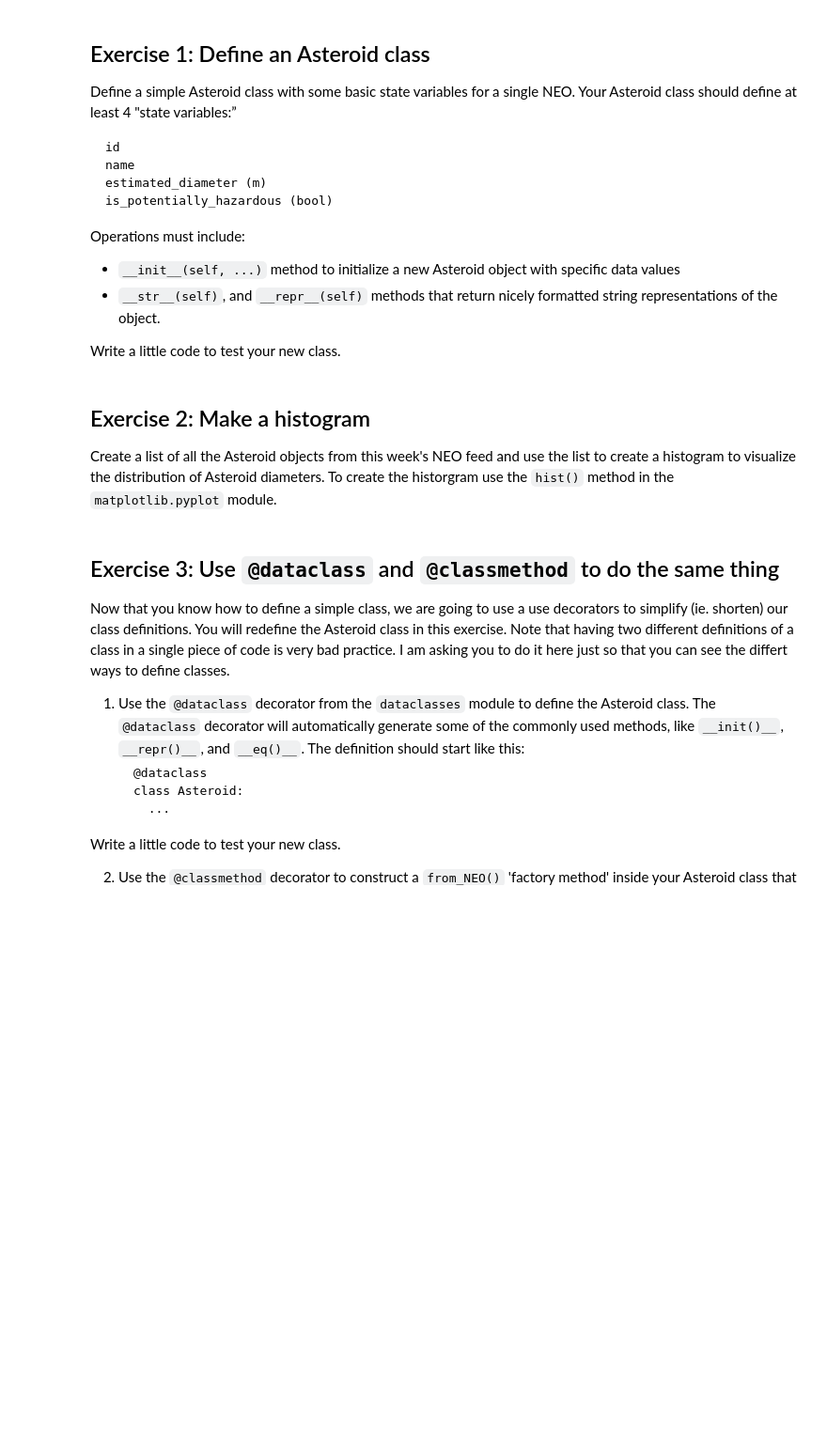
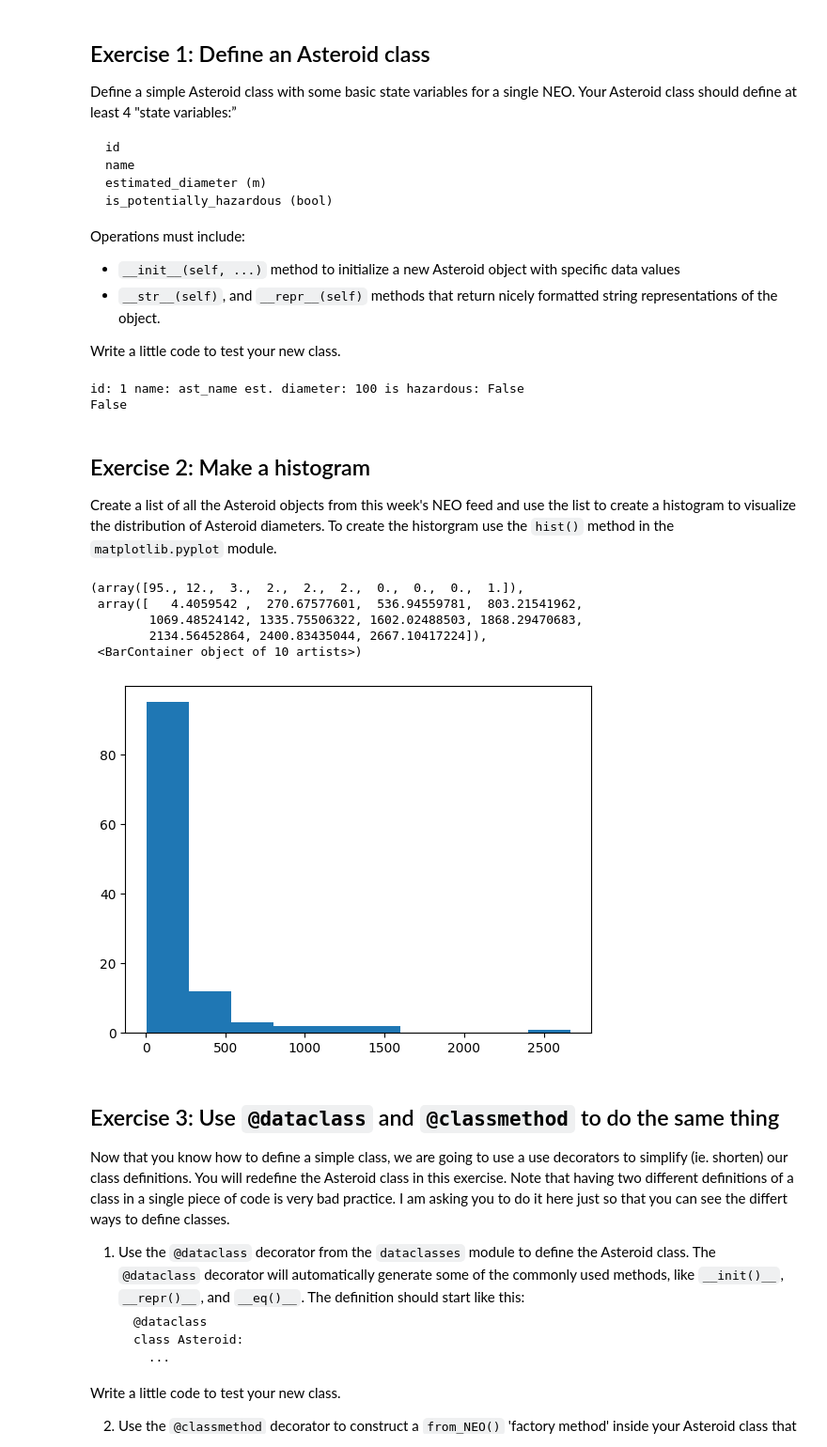
Before and after one commit to Hamilton-at-CapU/comp215, a Jupyter notebook: labs/lab03-classes.ipynb, the cells around one changed output. Shown at 94% size. Saved outputs shown, nothing was run; the diff lists cells and outputs as text; code cells hidden in the pictures; blank space fills up the shorter version.

```diff
--- a/labs/lab03-classes.ipynb
+++ b/labs/lab03-classes.ipynb
@@ -72,3 +71,48 @@ Write a little code to test your new class.
+# %%
+# Ex.1 your code here
+
+class Asteroid:
+    def __init__(self, id, name, estimated_diameter, is_potentially_hazardous):
+        self.id = id
+        self.name = name
+        self.estimated_diameter = estimated_diameter
+        self.is_potentially_hazardous = is_potentially_hazardous
+
+    # A static method feels ergonomic here
+    @staticmethod
+    def from_any_neo(any_neo):
+        return Asteroid(any_neo["id"], any_neo["name"], any_neo["estimated_diameter"]["meters"]["estimated_diameter_max"], any_neo["is_potentially_hazardous_asteroid"])
+
+    def __str__(self):
+        return f'id: {self.id} name: {self.name} est. diameter: {self.estimated_diameter} is hazardous: {self.is_potentially_hazardous}'
+
+    def __repr__(self):
+        return self.__str__()
+
+# tests (not a whole lot to test)
+
+# see the result of str and repr
+test_asteroid = Asteroid(1, "ast_name", 100, False)
+print(test_asteroid)
+
+# make sure our factory works
+
+test_neo = {
+    "id": 1,
+    "name": "ast_name",
+    "estimated_diameter": {
+        "meters": {
+            "estimated_diameter_max": 100
+        }
+    },
+    "is_potentially_hazardous_asteroid": False,
+}
+test_asteroid_from_neo = Asteroid.from_any_neo(test_neo)
+
+print(test_asteroid == test_asteroid_from_neo)
+# %% [output]
+id: 1 name: ast_name est. diameter: 100 is hazardous: False
+False
 # %% [markdown]
 ## Exercise 2: Make a histogram
 
@@ -78,3 +120,26 @@ Create a list of all the Asteroid objects from this week's NEO feed and use the
+# %%
+# Ex. 2 your code here
+
+# print(neos)
+
+# construct a list of asteroid instances
+
+asteroids = []
+
+for neo in neos:
+
+    asteroid = Asteroid.from_any_neo(neo)
+    asteroids.append(asteroid)
+
+# get each diameter from each asteroid
+plt.hist(list(map(lambda ast: ast.estimated_diameter, asteroids)))
+# %% [output]
+(array([95., 12.,  3.,  2.,  2.,  2.,  0.,  0.,  0.,  1.]),
+ array([   4.4059542 ,  270.67577601,  536.94559781,  803.21541962,
+        1069.48524142, 1335.75506322, 1602.02488503, 1868.29470683,
+        2134.56452864, 2400.83435044, 2667.10417224]),
+ <BarContainer object of 10 artists>)
+[figure, added]
 # %% [markdown]
 ## Exercise 3: Use `@dataclass` and `@classmethod` to do the same thing
 
```
Also changed, not shown: parts of 7 cells of this notebook, 2 other files.
